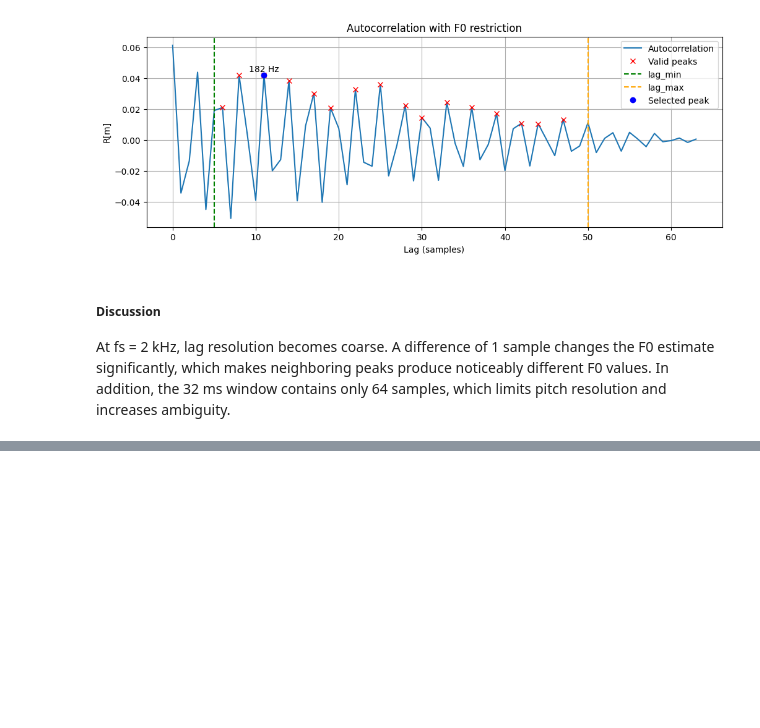
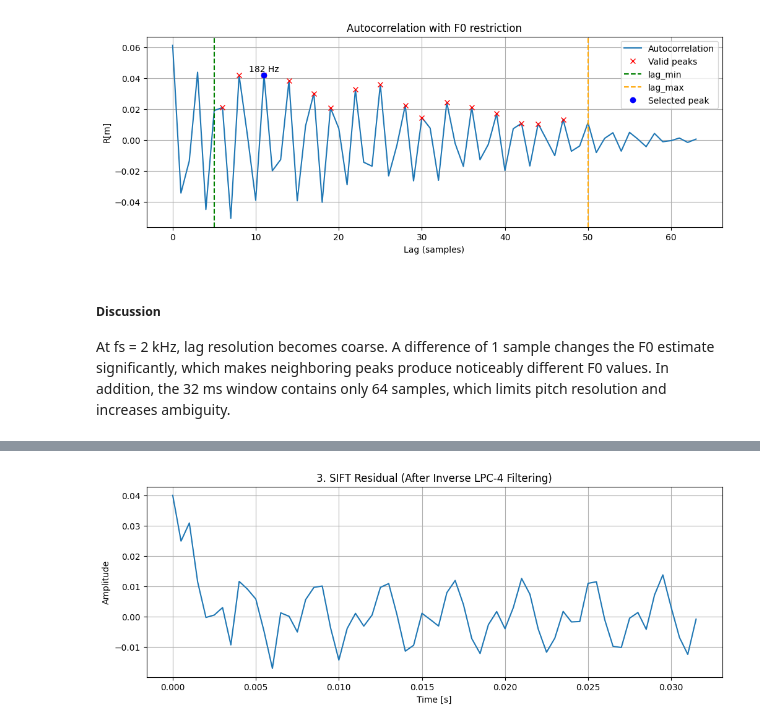
Before and after one commit to joaocolombari/PSI5123_problem_set, a Jupyter notebook: main.ipynb, the cells around one changed output, grey strips where cells are left out. Saved outputs shown, nothing was run; the diff lists cells and outputs as text; code cells hidden in the pictures; blank space fills up the shorter version.

```diff
--- a/main.ipynb
+++ b/main.ipynb
@@ -433,0 +488,4 @@ On the other hand, if the frequency is set back to 16kHz as done in class, resol
+# %%
+# --- STEP 2: LPC Analysis (Order 4) ---
+# Estimate the vocal tract filter coefficients
+a_lpc = librosa.lpc(signal_filtered, order=lpc_order)
@@ -433,0 +497,14 @@ On the other hand, if the frequency is set back to 16kHz as done in class, resol
+# %%
+# --- STEP 3: Inverse Filtering (Residual Generation) ---
+# The residual signal represents the glottal excitation
+residual = sn.lfilter(a_lpc, [1], signal_filtered)
+
+plt.figure(figsize=(12, 4))
+plt.plot(time, residual)
+plt.xlabel("Time [s]")
+plt.ylabel("Amplitude")
+plt.title("3. SIFT Residual (After Inverse LPC-4 Filtering)")
+plt.grid(True)
+plt.show()
+# %% [output]
+[figure, added]
```
Also changed, not shown: parts of 11 cells of this notebook, 6 other files.
